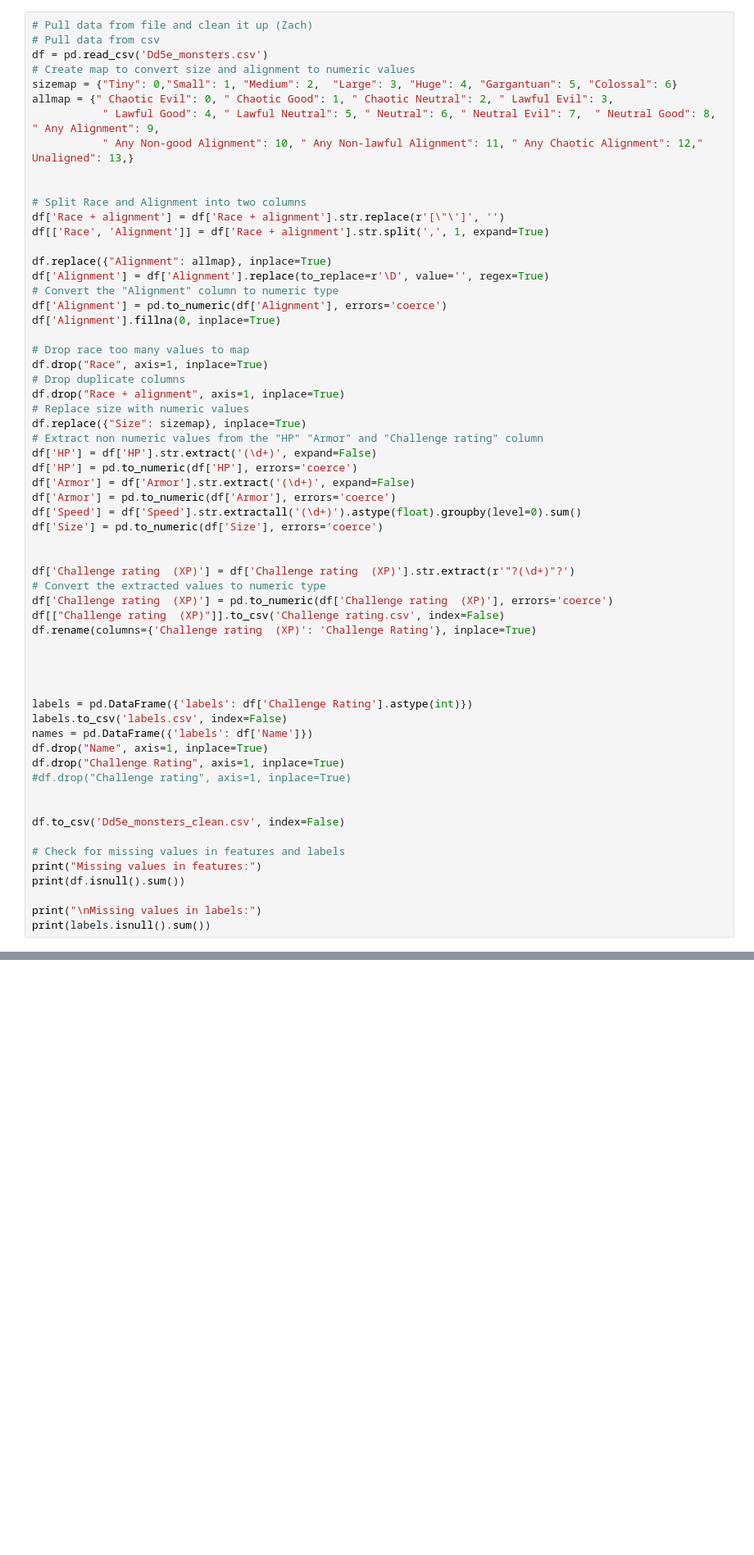
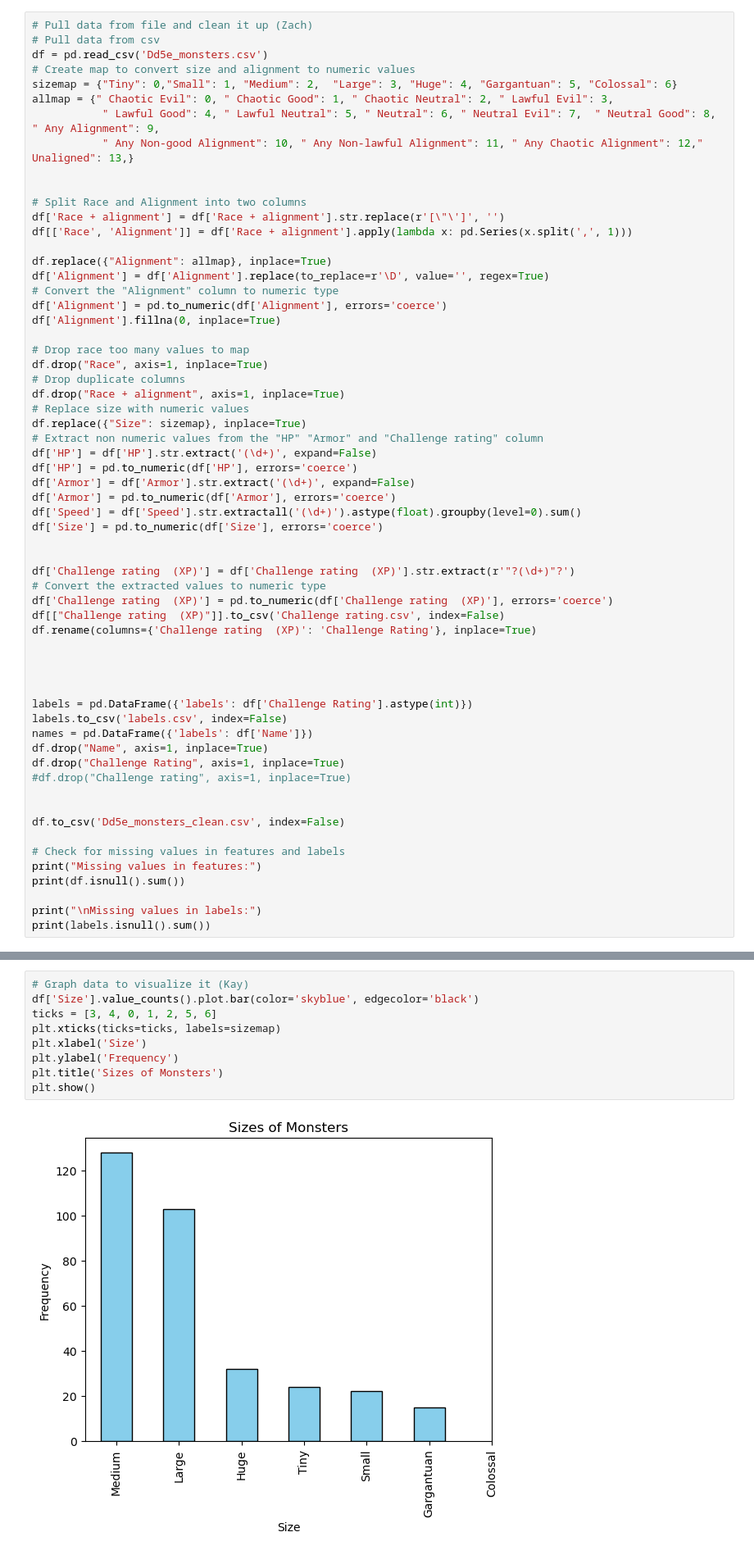
Before and after one commit to Dorffasaurus/supreme-dollop, a Jupyter notebook: Project.ipynb, the cells around one changed output, grey strips where cells are left out. Shown at 82% size. Cells and saved outputs as stored; diff of their text form; blank space fills up the shorter version.

Commit message:
I added the first set of graphs

```diff
--- a/Project.ipynb
+++ b/Project.ipynb
@@ -24,7 +24,7 @@ allmap = {" Chaotic Evil": 0, " Chaotic Good": 1, " Chaotic Neutral": 2, " Lawfu
 
 # Split Race and Alignment into two columns
 df['Race + alignment'] = df['Race + alignment'].str.replace(r'[\"\']', '')
-df[['Race', 'Alignment']] = df['Race + alignment'].str.split(',', 1, expand=True)
+df[['Race', 'Alignment']] = df['Race + alignment'].apply(lambda x: pd.Series(x.split(',', 1)))
 
 df.replace({"Alignment": allmap}, inplace=True)
 df['Alignment'] = df['Alignment'].replace(to_replace=r'\D', value='', regex=True)
@@ -89,0 +87,11 @@ dtype: int64
+# %%
+# Graph data to visualize it (Kay)
+df['Size'].value_counts().plot.bar(color='skyblue', edgecolor='black')
+ticks = [3, 4, 0, 1, 2, 5, 6]
+plt.xticks(ticks=ticks, labels=sizemap)
+plt.xlabel('Size')
+plt.ylabel('Frequency')
+plt.title('Sizes of Monsters')
+plt.show()
+# %% [output]
+[figure, added]
```
Also changed, not shown: parts of 4 cells of this notebook.
